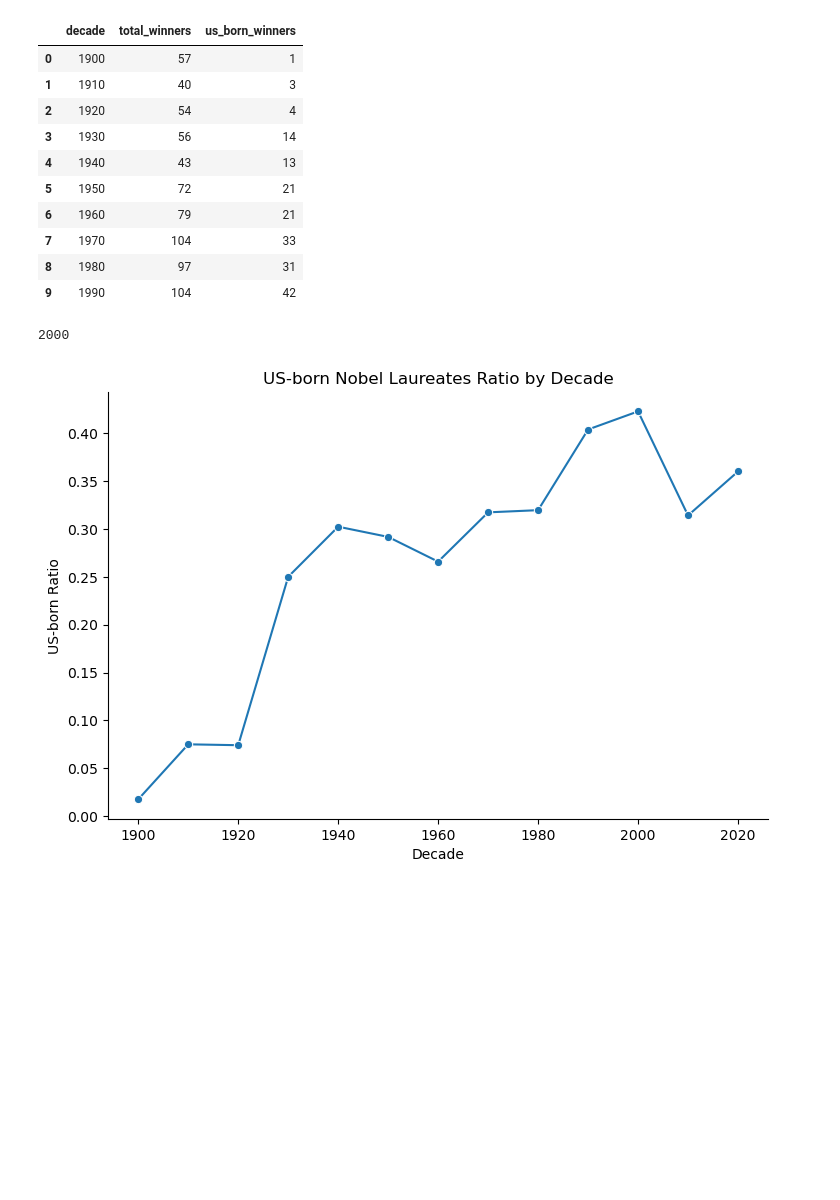
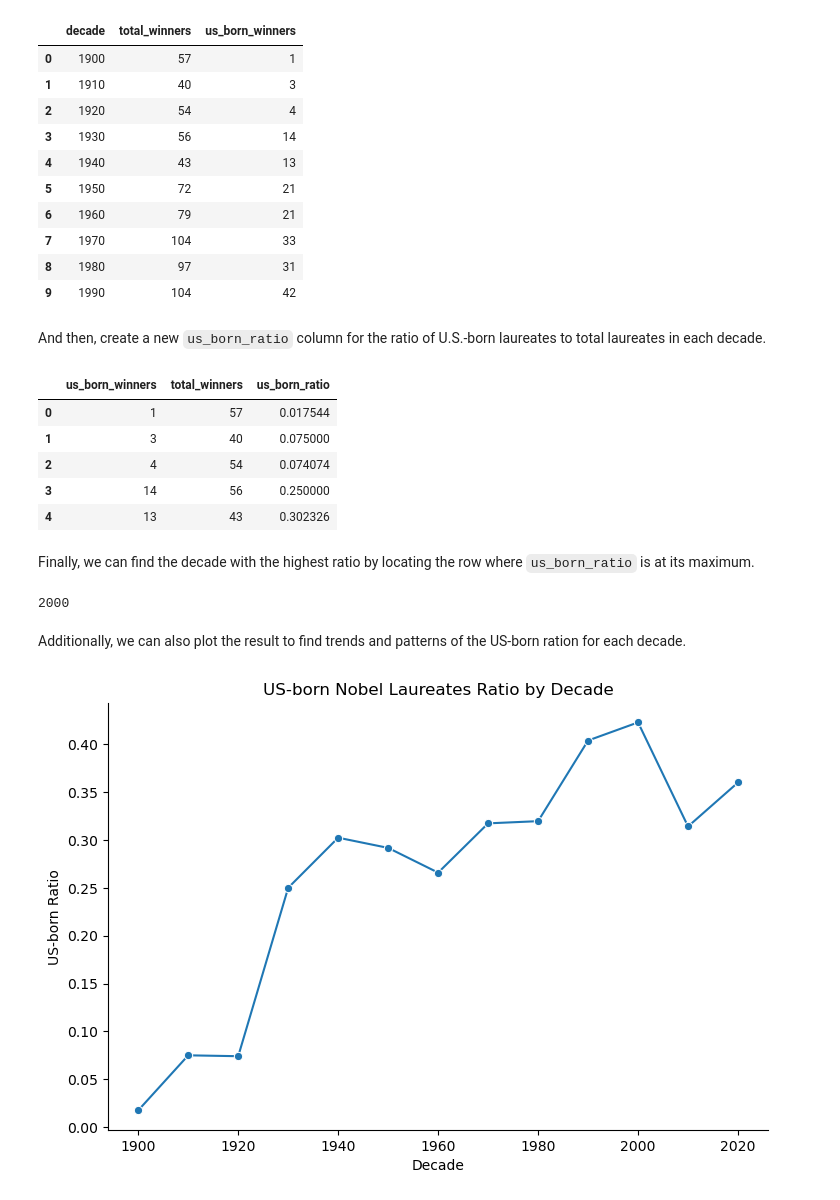
Before and after one commit to azizp128/data-science-projects, a Jupyter notebook: a-visual-history-of-nobel-prize-winners/new-version/notebook.ipynb, the cells around one changed output. Drawn from its saved outputs; the diff is of its cells as text; code cells hidden in the pictures; blank space fills up the shorter version.

```diff
--- a/a-visual-history-of-nobel-prize-winners/new-version/notebook.ipynb
+++ b/a-visual-history-of-nobel-prize-winners/new-version/notebook.ipynb
@@ -101,4 +133,20 @@ decade_data.head(10)
 | 7 | 1970 | 104 | 33 |
 | 8 | 1980 | 97 | 31 |
 | 9 | 1990 | 104 | 42 |
+# %% [markdown]
+And then, create a new `us_born_ratio` column for the ratio of U.S.-born laureates to total laureates in each decade.
+# %%
+# Calculate the ratio of US-born winners
+decade_data['us_born_ratio'] = decade_data['us_born_winners'] / decade_data['total_winners']
+
+decade_data[['us_born_winners', 'total_winners', 'us_born_ratio']].head()
+# %% [output]
+|  | us_born_winners | total_winners | us_born_ratio |
+| 0 | 1 | 57 | 0.017544 |
+| 1 | 3 | 40 | 0.075000 |
+| 2 | 4 | 54 | 0.074074 |
+| 3 | 14 | 56 | 0.250000 |
+| 4 | 13 | 43 | 0.302326 |
+# %% [markdown]
+Finally, we can find the decade with the highest ratio by locating the row where `us_born_ratio` is at its maximum.
 # %%
@@ -111,6 +156,8 @@ max_decade_usa = decade_data[decade_data['us_born_ratio'] == decade_data['us_bor
 print(max_decade_usa)
 # %% [output]
 2000
+# %% [markdown]
+Additionally, we can also plot the result to find trends and patterns of the US-born ration for each decade.
 # %%
 import matplotlib.pyplot as plt
 
```
Also changed, not shown: parts of 35 cells of this notebook, 1 other file.
